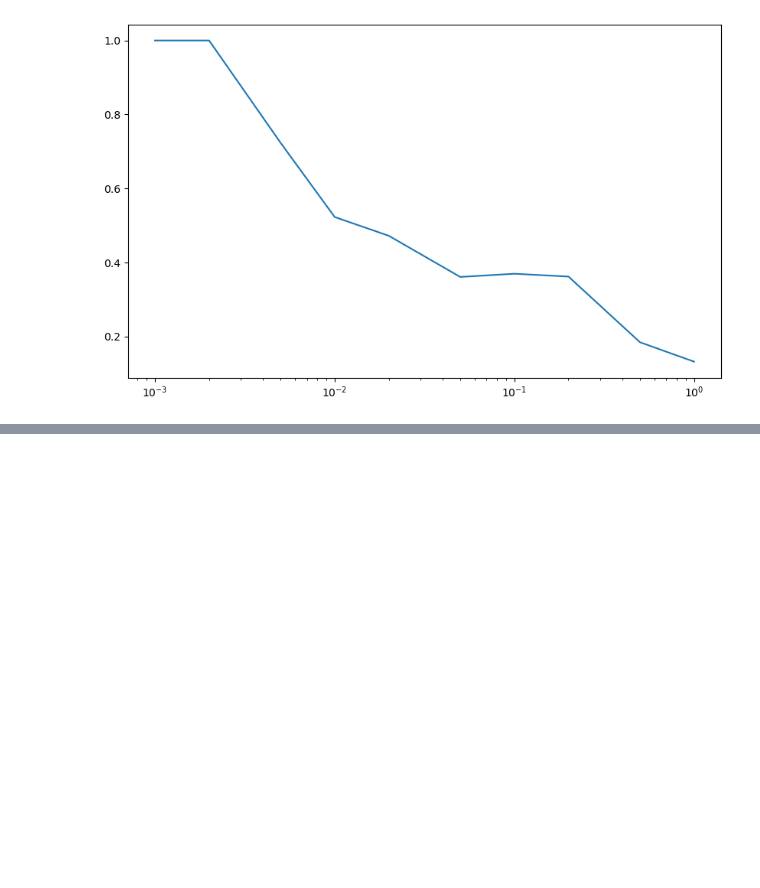
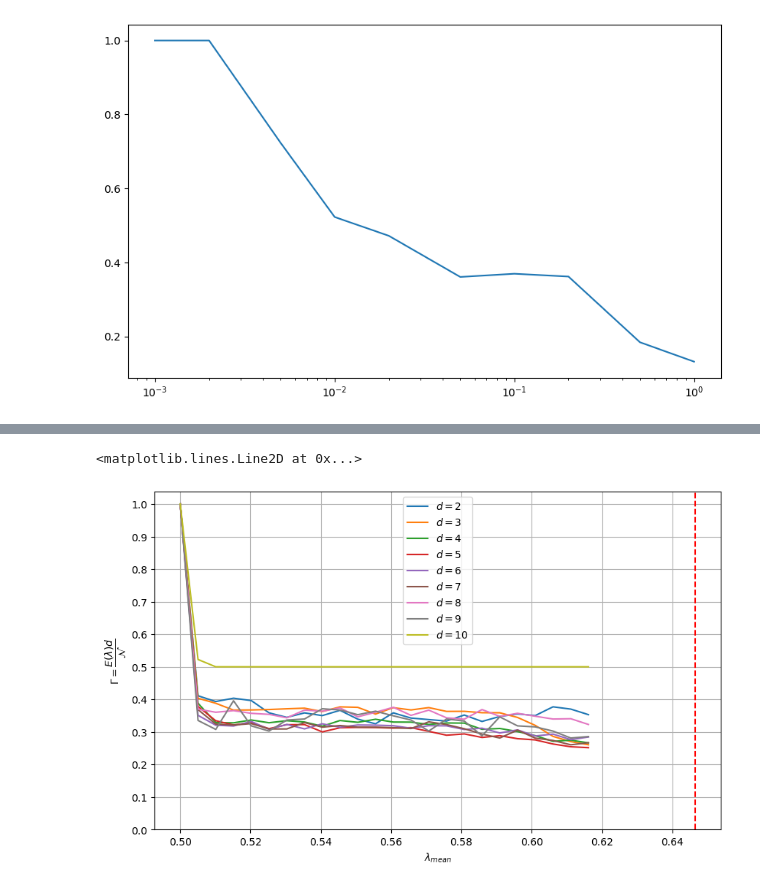
Before and after one commit to andreadegirolamo99/QNets, a Jupyter notebook: plots.ipynb, the cells around one changed output, grey strips where cells are left out. Saved outputs shown, nothing was run; the diff lists cells and outputs as text; code cells hidden in the pictures; blank space fills up the shorter version.

```diff
--- a/plots.ipynb
+++ b/plots.ipynb
@@ -230,0 +227,31 @@ ax2.legend()
+# %%
+fig2, ax2 = plt.subplots(figsize=(10,6))
+
+range = 24
+for (i, lambda_) in enumerate(lambdas[:range]):
+
+    ents[lambda_] = []
+    Ns[lambda_] = []
+
+    with open(f"out_files/{n}/1/res_{n}_{i+1}.out", 'r') as file:
+        for line in file:
+            tokens = line.split()
+            L, ent, N = map(float, tokens)
+
+            ents[lambda_].append(ent)
+            Ns[lambda_].append(N)
+
+for d in Ls[1:]:
+    ax2.plot(lambdas[:range], np.array([ents[lambda_][d-1]*d/Ns[lambda_][d-1] for lambda_ in lambdas[:range]]), label='$d = {}$'.format(d))#, color='#1f77b4')
+
+ax2.set_xlabel(r'$\lambda_{mean}$')
+ax2.set_ylabel('$\\Gamma = \dfrac{E(\\lambda)d}{\mathcal{N}}$')
+# ax.set_yscale('log')
+ax2.grid(True)
+ax2.legend()
+ax2.set_yticks([0.0, 0.1, 0.2, 0.3, 0.4, 0.5, 0.6, 0.7, 0.8, 0.9, 1.0])
+
+ax2.axvline(lambda_c, linestyle="dashed", color="red")
+# %% [output]
+<matplotlib.lines.Line2D at 0x...>
+[figure, added]
```
Also changed, not shown: parts of 2 cells of this notebook, 2 other files.
